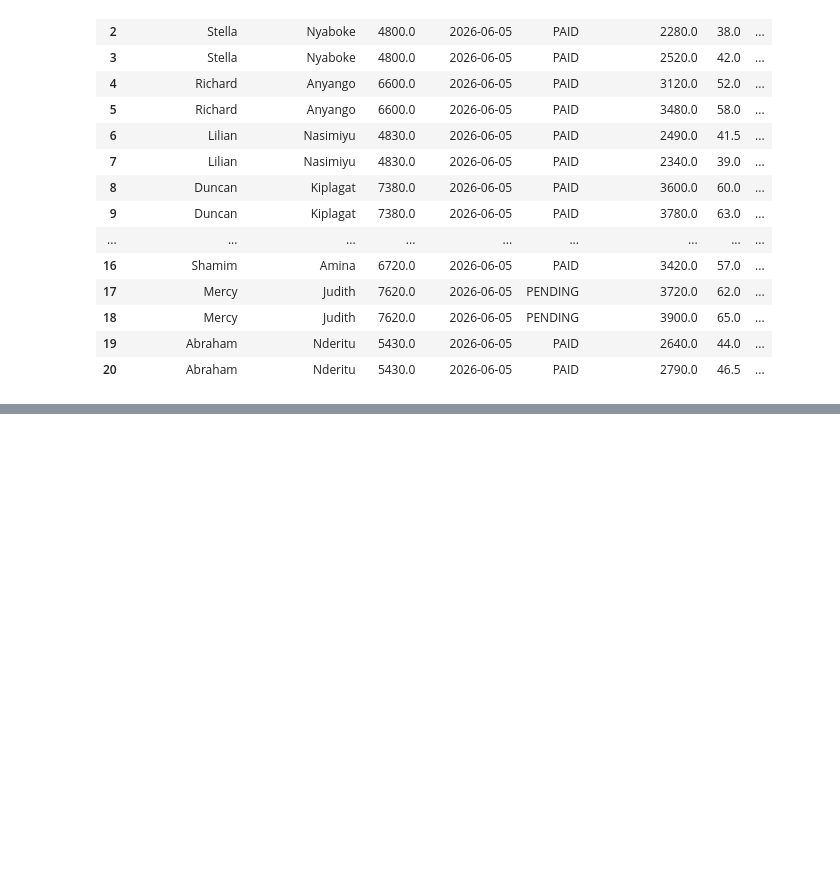
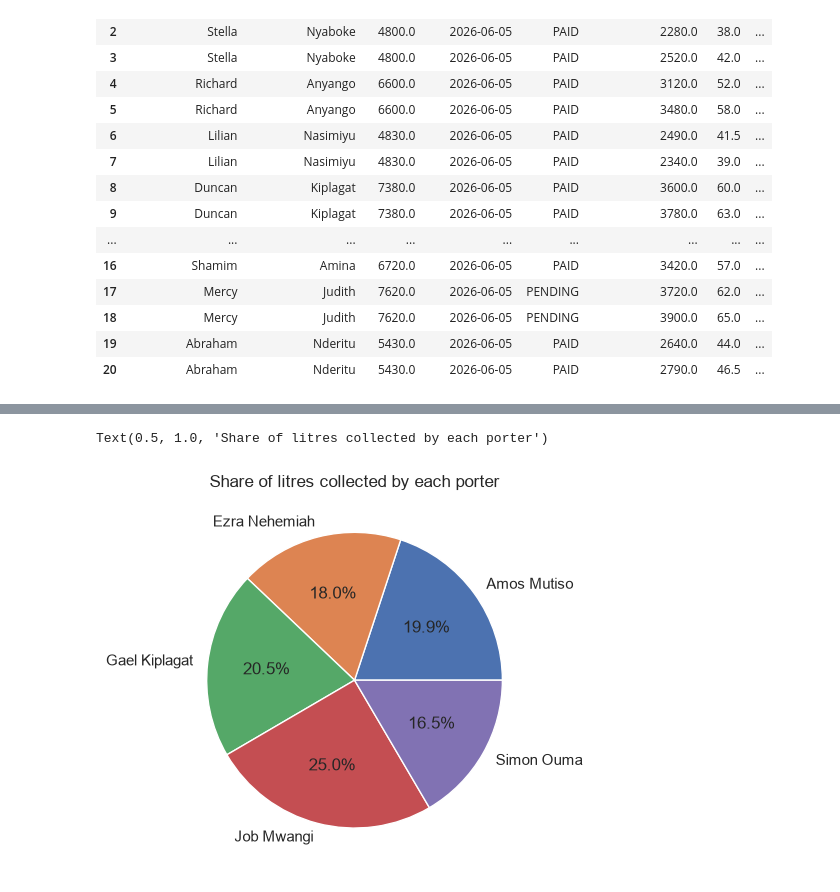
Before and after one commit to lynnewambui-arch/Data-Science-Analysis, a Jupyter notebook: EDA.ipynb, the cells around one changed output, grey strips where cells are left out. Cells and saved outputs as stored; diff of their text form; code cells hidden in the pictures; blank space fills up the shorter version.

```diff
--- a/EDA.ipynb
+++ b/EDA.ipynb
@@ -150,0 +261,7 @@ df
+# %%
+# visualize what each and every porter was able to deliver using a piechart
+df.groupby("porter")["litres"].sum().plot.pie(autopct="%1.1f%%")
+plt.title("Share of litres collected by each porter")
+# %% [output]
+Text(0.5, 1.0, 'Share of litres collected by each porter')
+[figure, added]
```
Also changed, not shown: parts of 11 cells of this notebook, 1 other file.
